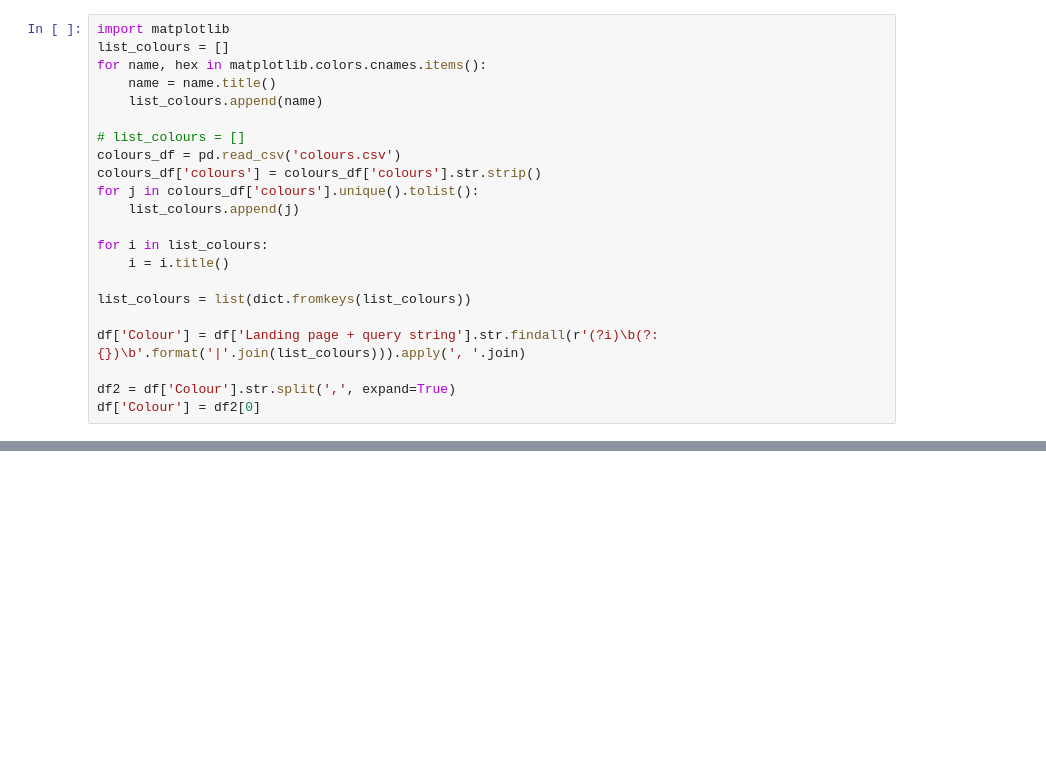
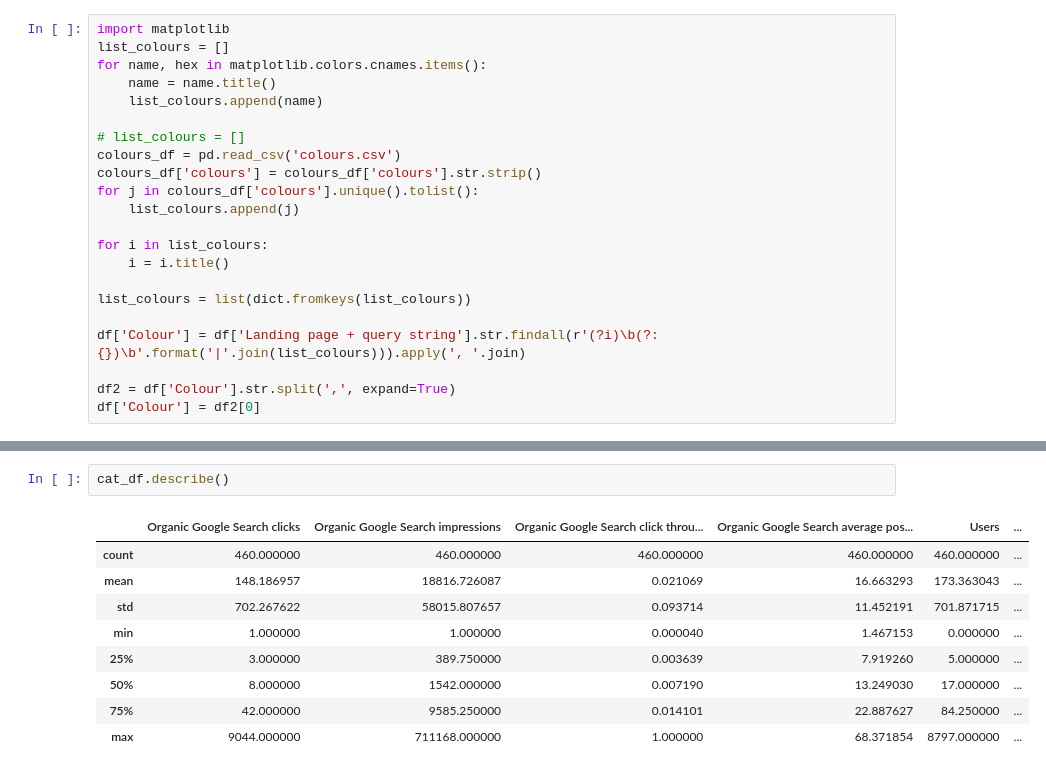
Before and after one commit to JatinArutla/sales-analysis-leather-company, a Jupyter notebook: organic-search-google-landing.ipynb, the cells around one changed output, grey strips where cells are left out. Drawn from its saved outputs; the diff is of its cells as text; blank space fills up the shorter version.

```diff
--- a/organic-search-google-landing.ipynb
+++ b/organic-search-google-landing.ipynb
@@ -94,0 +121,12 @@ list(prod_df[(prod_df['Landing page + query string'].str.contains('mens-c4/leath
+# %%
+cat_df.describe()
+# %% [output]
+|  | Organic Google Search clicks | Organic Google Search impressions | Organic Google Search click throu... | Organic Google Search average pos... | Users | ... |
+| count | 460.000000 | 460.000000 | 460.000000 | 460.000000 | 460.000000 | ... |
+| mean | 148.186957 | 18816.726087 | 0.021069 | 16.663293 | 173.363043 | ... |
+| std | 702.267622 | 58015.807657 | 0.093714 | 11.452191 | 701.871715 | ... |
+| min | 1.000000 | 1.000000 | 0.000040 | 1.467153 | 0.000000 | ... |
+| 25% | 3.000000 | 389.750000 | 0.003639 | 7.919260 | 5.000000 | ... |
+| 50% | 8.000000 | 1542.000000 | 0.007190 | 13.249030 | 17.000000 | ... |
+| 75% | 42.000000 | 9585.250000 | 0.014101 | 22.887627 | 84.250000 | ... |
+| max | 9044.000000 | 711168.000000 | 1.000000 | 68.371854 | 8797.000000 | ... |
```
Also changed, not shown: parts of 9 cells of this notebook, 16 other files.
